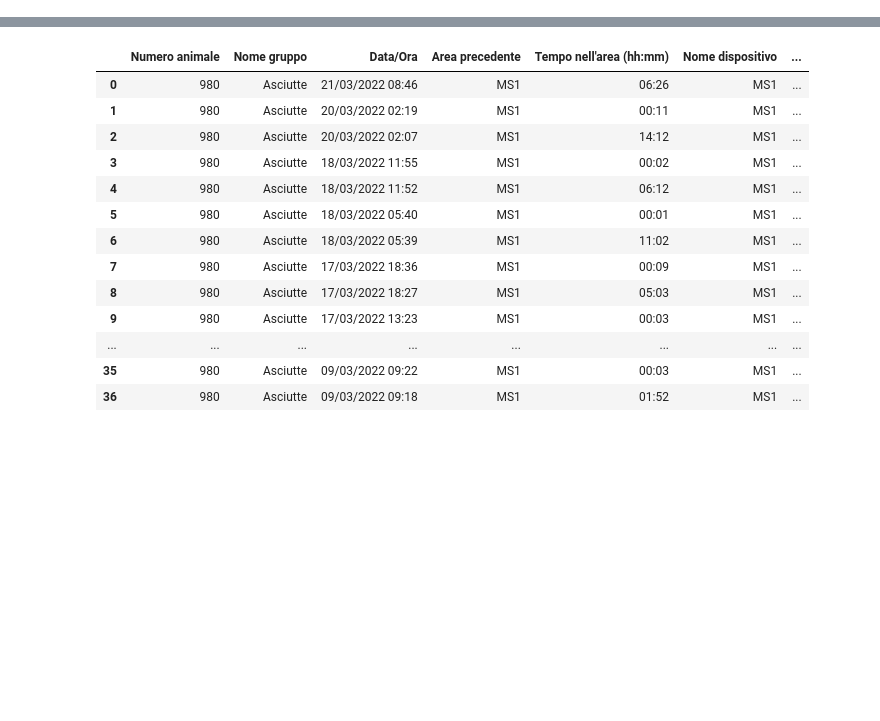
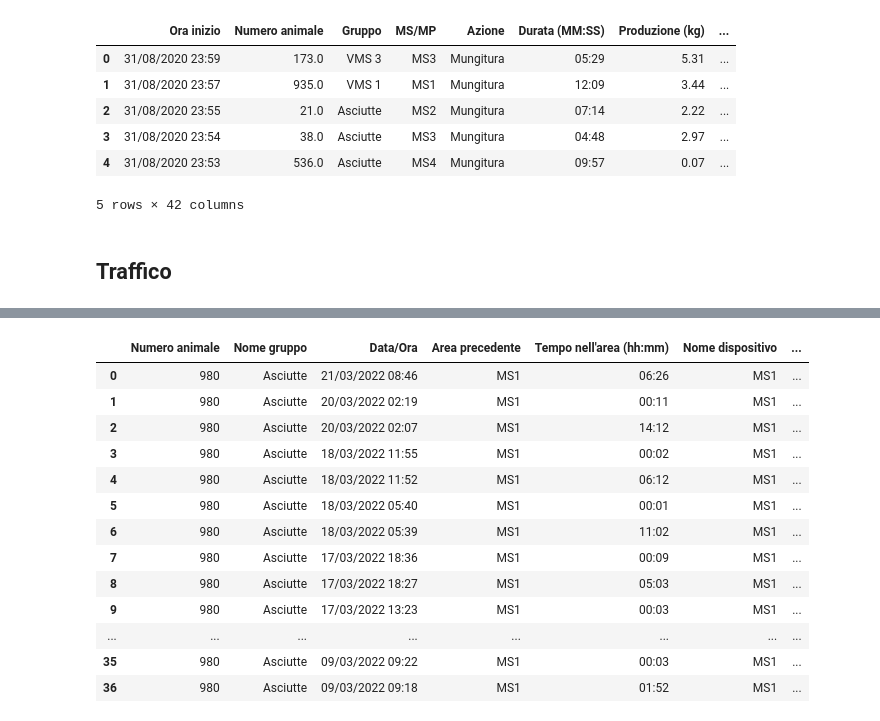
Before and after one commit to RaffaeleRusso/Information-System-Business-Intelligence, a Jupyter notebook: DatasetBI/dashboard_cows.ipynb, the cells around one changed output, grey strips where cells are left out. Cells and saved outputs as stored; diff of their text form; code cells hidden in the pictures; blank space fills up the shorter version.

```diff
--- a/DatasetBI/dashboard_cows.ipynb
+++ b/DatasetBI/dashboard_cows.ipynb
@@ -4,0 +45,22 @@ import plotly_express as px
+# %%
+columns = ["Produzione (kg)","Flusso AS","Flusso AD","Flusso PS","Flusso PD",
+           "Sangue AS","Sangue AD","Sangue PS","Sangue PD",
+           "Conducibilità AS","Conducibilità AD","Conducibilità PS","Conducibilità PD",
+           "PicchiFlusso AS","PicchiFlusso AD","PicchiFlusso PS","PicchiFlusso PD",
+           'Produzione AS', 'Produzione AD','Produzione PS', 'Produzione PD'
+]
+# %%
+for column in columns:
+    df[column] = df[column].astype(str).str.replace(",",".")
+# %%
+df[column] = df[column].astype(float)
+# %%
+df.head()
+# %% [output]
+|  | Ora inizio | Numero animale | Gruppo | MS/MP | Azione | Durata (MM:SS) | Produzione (kg) | ... |
+| 0 | 31/08/2020 23:59 | 173.0 | VMS 3 | MS3 | Mungitura | 05:29 | 5.31 | ... |
+| 1 | 31/08/2020 23:57 | 935.0 | VMS 1 | MS1 | Mungitura | 12:09 | 3.44 | ... |
+| 2 | 31/08/2020 23:55 | 21.0 | Asciutte | MS2 | Mungitura | 07:14 | 2.22 | ... |
+| 3 | 31/08/2020 23:54 | 38.0 | Asciutte | MS3 | Mungitura | 04:48 | 2.97 | ... |
+| 4 | 31/08/2020 23:53 | 536.0 | Asciutte | MS4 | Mungitura | 09:57 | 0.07 | ... |
+5 rows × 42 columns
@@ -5,3 +69,5 @@ import plotly_express as px
+# %% [markdown]
+## Traffico
 # %%
 df = pd.read_csv("new_traffico_animali.csv")
 # %%
```
Also changed, not shown: parts of 9 cells of this notebook, 1 other file.
